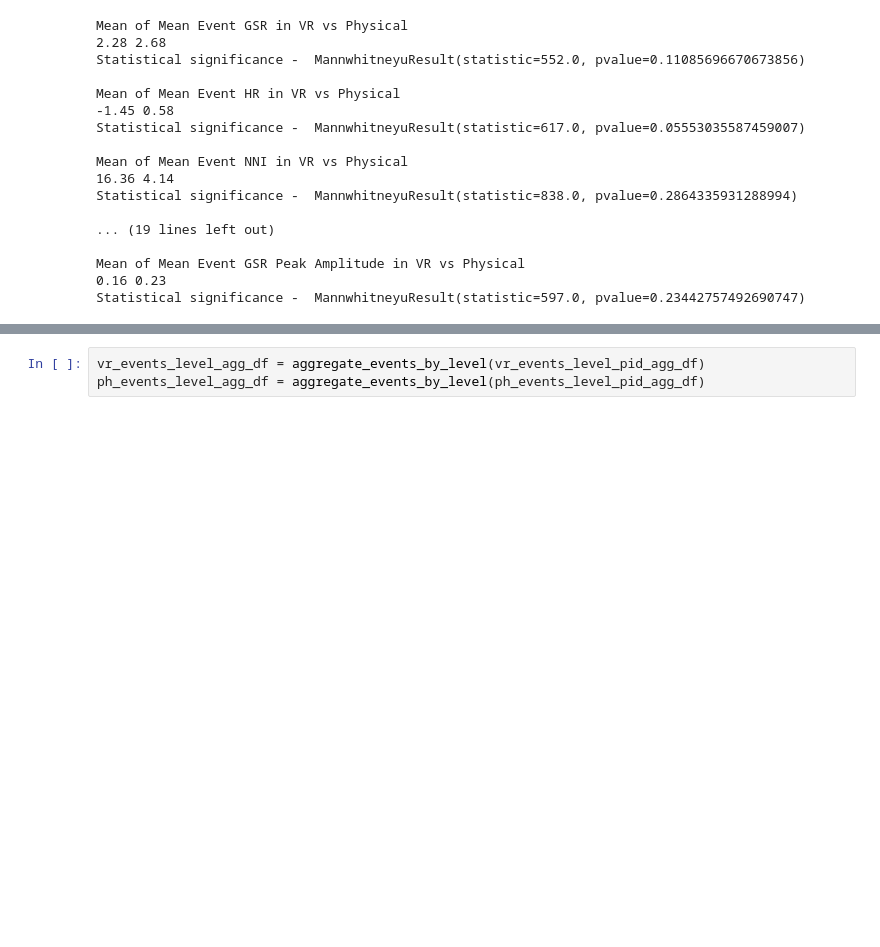
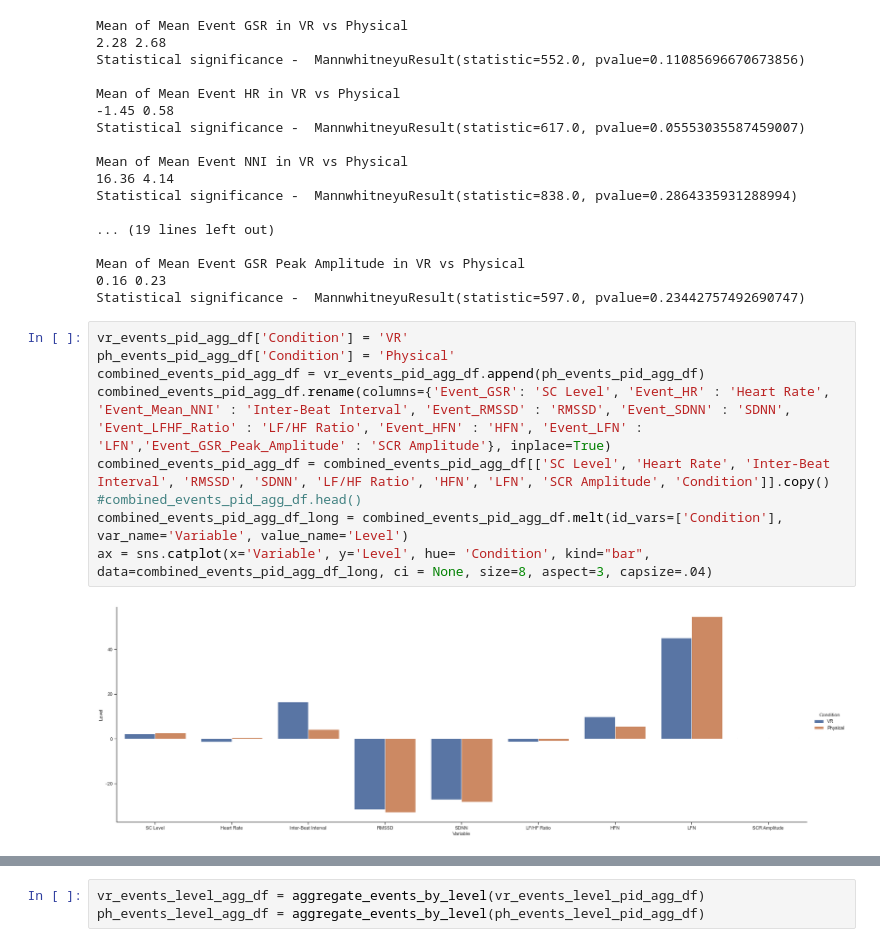
Before and after one commit to karmakomik/BuzzwireExperimentDataAnalysis, a Jupyter notebook: Dec2021ExperimentResults/iMotionsData/BuzzwireEventsStats.ipynb, the cells around one changed output, grey strips where cells are left out. Drawn from its saved outputs; the diff is of its cells as text; blank space fills up the shorter version.

```diff
--- a/Dec2021ExperimentResults/iMotionsData/BuzzwireEventsStats.ipynb
+++ b/Dec2021ExperimentResults/iMotionsData/BuzzwireEventsStats.ipynb
@@ -200,3 +200,14 @@ Statistical significance -  MannwhitneyuResult(statistic=838.0, pvalue=0.2864335
 Mean of Mean Event GSR Peak Amplitude in VR vs Physical
 0.16 0.23
 Statistical significance -  MannwhitneyuResult(statistic=597.0, pvalue=0.23442757492690747)
+# %%
+vr_events_pid_agg_df['Condition'] = 'VR'
+ph_events_pid_agg_df['Condition'] = 'Physical'
+combined_events_pid_agg_df = vr_events_pid_agg_df.append(ph_events_pid_agg_df)
+combined_events_pid_agg_df.rename(columns={'Event_GSR': 'SC Level', 'Event_HR' : 'Heart Rate', 'Event_Mean_NNI' : 'Inter-Beat Interval', 'Event_RMSSD' : 'RMSSD', 'Event_SDNN' : 'SDNN', 'Event_LFHF_Ratio' : 'LF/HF Ratio', 'Event_HFN' : 'HFN', 'Event_LFN' : 'LFN','Event_GSR_Peak_Amplitude' : 'SCR Amplitude'}, inplace=True)
+combined_events_pid_agg_df = combined_events_pid_agg_df[['SC Level', 'Heart Rate', 'Inter-Beat Interval', 'RMSSD', 'SDNN', 'LF/HF Ratio', 'HFN', 'LFN', 'SCR Amplitude', 'Condition']].copy()
+#combined_events_pid_agg_df.head()
+combined_events_pid_agg_df_long = combined_events_pid_agg_df.melt(id_vars=['Condition'], var_name='Variable', value_name='Level')
+ax = sns.catplot(x='Variable', y='Level', hue= 'Condition', kind="bar", data=combined_events_pid_agg_df_long, ci = None, size=8, aspect=3, capsize=.04)
+# %% [output]
+[figure, added]
```
Also changed, not shown: parts of 2 cells of this notebook, 6 other files.
